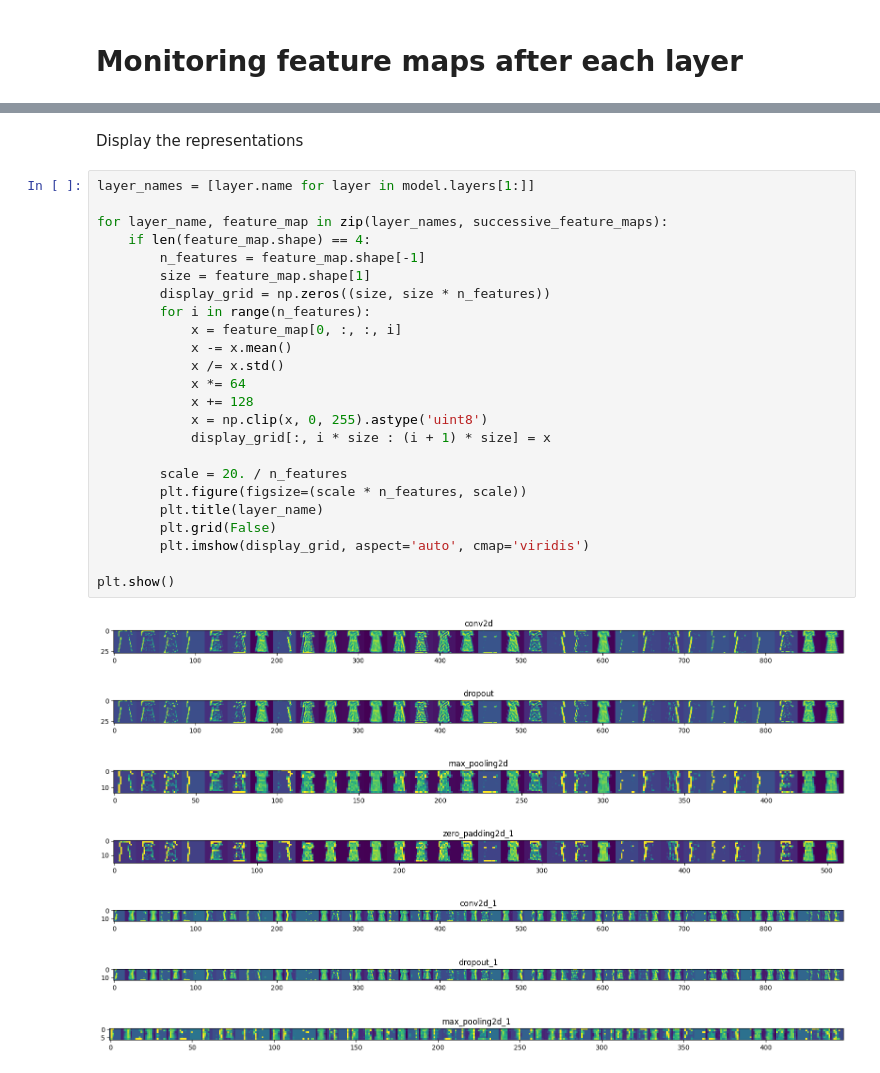
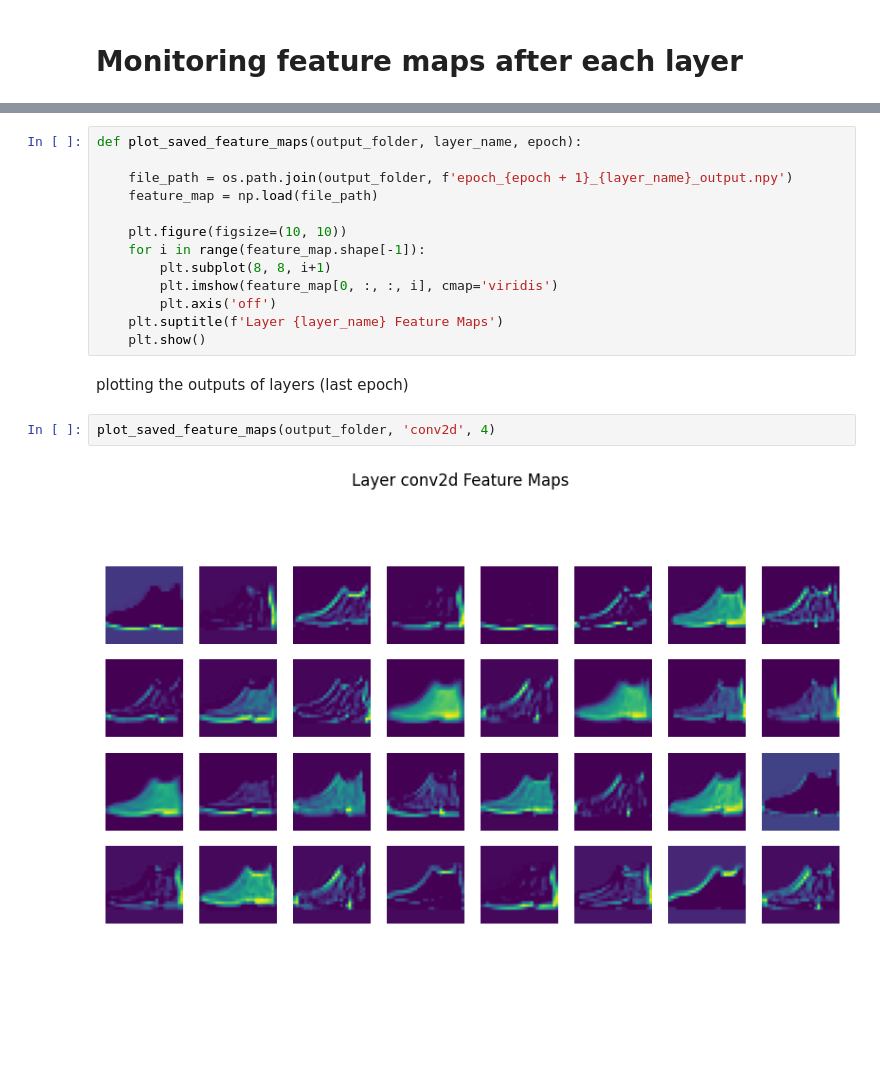
Before and after one commit to MahdieRahmati/filoger, a Jupyter notebook: MNISTCNN/FashionMNIST.ipynb, the cells around one changed output, grey strips where cells are left out. Cells and saved outputs as stored; diff of their text form; blank space fills up the shorter version.

```diff
--- a/MNISTCNN/FashionMNIST.ipynb
+++ b/MNISTCNN/FashionMNIST.ipynb
@@ -188,34 +204,19 @@ successive_feature_maps = visualization_model.predict(img)
-# %% [markdown]
-Display the representations
-# %%
-layer_names = [layer.name for layer in model.layers[1:]]
-
-for layer_name, feature_map in zip(layer_names, successive_feature_maps):
-    if len(feature_map.shape) == 4:
-        n_features = feature_map.shape[-1]
-        size = feature_map.shape[1]
-        display_grid = np.zeros((size, size * n_features))
-        for i in range(n_features):
-            x = feature_map[0, :, :, i]
-            x -= x.mean()
-            x /= x.std()
-            x *= 64
-            x += 128
-            x = np.clip(x, 0, 255).astype('uint8')
-            display_grid[:, i * size : (i + 1) * size] = x
-
-        scale = 20. / n_features
-        plt.figure(figsize=(scale * n_features, scale))
-        plt.title(layer_name)
-        plt.grid(False)
-        plt.imshow(display_grid, aspect='auto', cmap='viridis')
-
-plt.show()
-# %% [output]
-[figure, removed]
-[figure, removed]
-[figure, removed]
-[figure, removed]
-[figure, removed]
-[figure, removed]
-[figure, removed]
+# %%
+def plot_saved_feature_maps(output_folder, layer_name, epoch):
+
+    file_path = os.path.join(output_folder, f'epoch_{epoch + 1}_{layer_name}_output.npy')
+    feature_map = np.load(file_path)
+
+    plt.figure(figsize=(10, 10))
+    for i in range(feature_map.shape[-1]):
+        plt.subplot(8, 8, i+1)
+        plt.imshow(feature_map[0, :, :, i], cmap='viridis')
+        plt.axis('off')
+    plt.suptitle(f'Layer {layer_name} Feature Maps')
+    plt.show()
+# %% [markdown]
+plotting the outputs of layers (last epoch)
+# %%
+plot_saved_feature_maps(output_folder, 'conv2d', 4)
+# %% [output]
+[figure, added]
```
Also changed, not shown: parts of 21 cells of this notebook.
